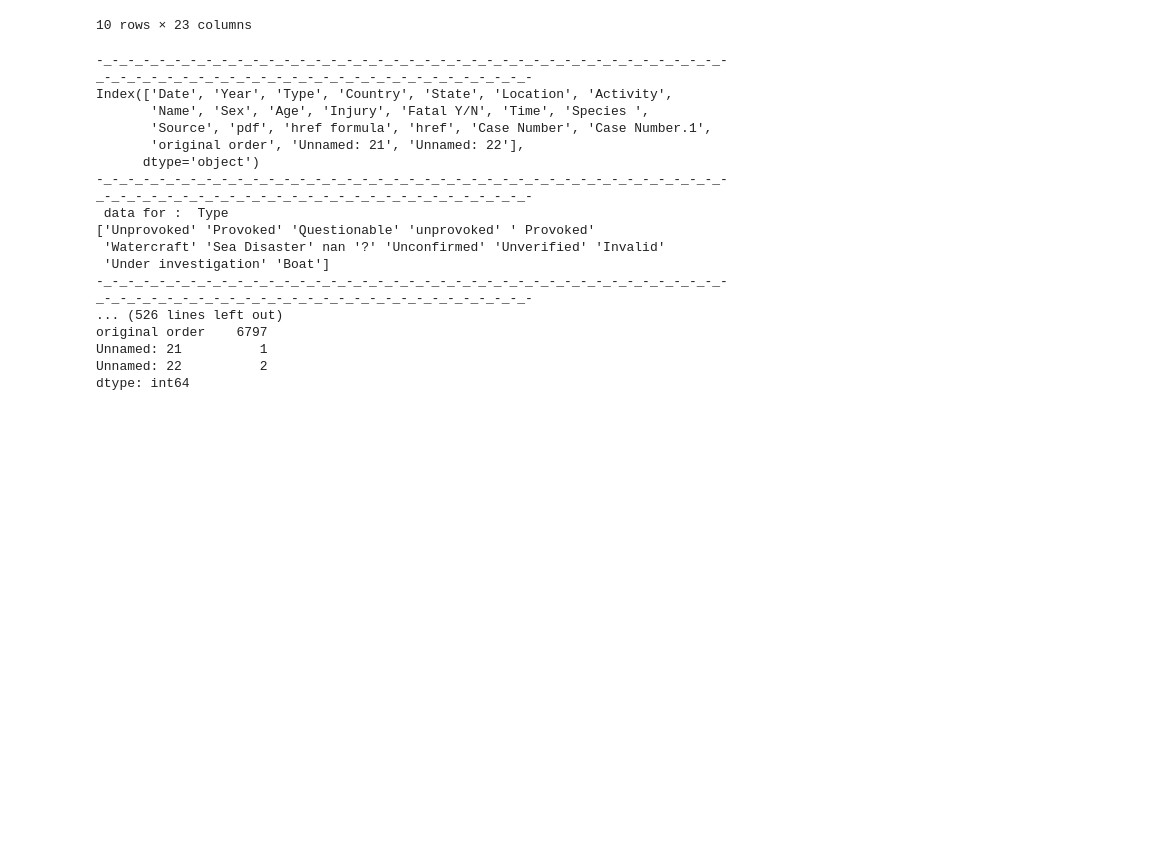
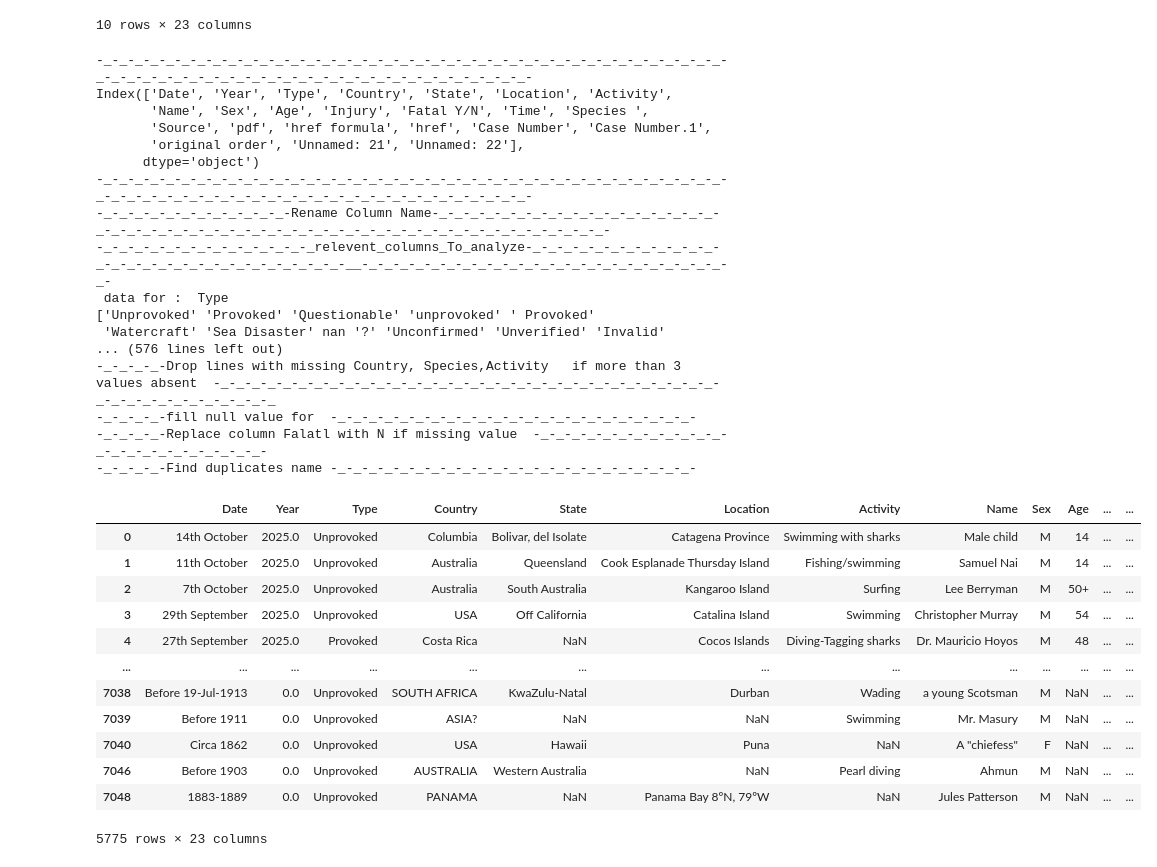
Before and after one commit to Zeineb-November25/baby_shark, a Jupyter notebook: baby_shark_zeineb.ipynb, the cells around one changed output. Drawn from its saved outputs; the diff is of its cells as text; code cells hidden in the pictures; blank space fills up the shorter version.

```diff
--- a/baby_shark_zeineb.ipynb
+++ b/baby_shark_zeineb.ipynb
@@ -13,41 +13,86 @@ print("-_-_-_-_-_-_-_-_-_-_-_-_-_-_-_-_-_-_-_-_-_-_-_-_-_-_-_-_-_-_-_-_-_-_-_-_-
 relevent_columns_To_clean = ['Date', 'Year', 'Type', 'Country', 'State', 'Activity',
        'Name', 'Sex', 'Age', 'Injury', 'Fatal Y/N', 'Time', 'Species ']
 relevent_columns_To_analyze = ['Type', 'Country', 'State', 'Activity', 'Sex', 'Age', 'Injury', 'Fatal Y/N', 'Species ']
+print("-_-_-_-_-_-_-_-_-_-_-_-_-Rename Column Name-_-_-_-_-_-_-_-_-_-_-_-_-_-_-_-_-_-_-_-_-_-_-_-_-_-_-_-_-_-_-_-_-_-_-_-_-_-_-_-_-_-_-_-_-_-_-_-_-_-_-_-")
+#df.rename(columns={'passenger_id': 'PassengerId'}, inplace=True)
+print("-_-_-_-_-_-_-_-_-_-_-_-_-_-_relevent_columns_To_analyze-_-_-_-_-_-_-_-_-_-_-_-_-_-_-_-_-_-_-_-_-_-_-_-_-_-_-_-_-__-_-_-_-_-_-_-_-_-_-_-_-_-_-_-_-_-_-_-_-_-_-_-_-_-")
 for data in relevent_columns_To_analyze :
     print(f" data for :  {data}")
     print(df[data].unique())
     print("-_-_-_-_-_-_-_-_-_-_-_-_-_-_-_-_-_-_-_-_-_-_-_-_-_-_-_-_-_-_-_-_-_-_-_-_-_-_-_-_-_-_-_-_-_-_-_-_-_-_-_-_-_-_-_-_-_-_-_-_-_-_-_-_-_-_-_-_-")
     print("-_-_-_-_-_-_-_-_-_-_-_-_-_-_-_-_-_-_-_-_-_-_-_-_-_-_-_-_-_-_-_-_-_-_-_-_-_-_-_-_-_-_-_-_-_-_-_-_-_-_-_-_-_-_-_-_-_-_-_-_-_-_-_-_-_-_-_-_-")
     print(f" Values count for :  {data}")
     print(df[data].value_counts())
     print("-_-_-_-_-_-_-_-_-_-_-_-_-_-_-_-_-_-_-_-_-_-_-_-_-_-_-_-_-_-_-_-_-_-_-_-_-_-_-_-_-_-_-_-_-_-_-_-_-_-_-_-_-_-_-_-_-_-_-_-_-_-_-_-_-_-_-_-_-")
+
+print("-_-_-_-_-Null Column-_-_-_-_-_-_-_-_-_-_-_-_-_-_-_-_-_-_-_-_-_-_-_-_-_-_-_-_-_-_-_-_-_-_-_-_-_-_-_-_-_-_-_-_-_-_-_-_-_-_-_-_-_-_-_-_-_-_-_-_-")
+print(df.isna().any())
+print("-_-_-_-_-Number of Null per column-_-_-_-_-_-_-_-_-_-_-_-_-_-_-_-_-_-_-_-_-_-_-_-_-_-_-_-_-_-_-_-_-_-_-_-_-_-_-_-_-_-_-_-_-_-_-_-_-_-_-_-_-_-_-")
+print(df.isna().sum())
+print("-_-_-_-_-A snaphot of my data with name as index-_-_-_-_-_-_-_-_-_-_-_-_-_-_-_-_-_-_-_-_-_-_-_-_-_-_-_-_-_-_-_-_-_-_-_-_-_-_-_-_-_-_-_-_-_-_-_-_-_-_-_-_-_-_-")
+#df.set_index('Name', inplace=True)
+#print("-_-_-_-_-test index with name-_-_-_-_-_-_-_-_-_-_-_-_-_-_-_-_")
+#print(df.loc["Samuel Nai"])
+print(df[relevent_columns_To_analyze][0:5])
+print("-_-_-_-_-Type_-_-_-_-_-_-_-_-_-_-_-_-_-_-_-_-_-_-_-_-_-_-_-_-_-_-_-_-_-_-_-_-_-_-_-_-_-_-_-_-_-_-_-_-_-_")
+print(df["Type"].unique()) # will use only verified cases
+print("-_-_-_-_-Drop lines with missing Country, Species,Activity   if more than 3 values absent  -_-_-_-_-_-_-_-_-_-_-_-_-_-_-_-_-_-_-_-_-_-_-_-_-_-_-_-_-_-_-_-_-_-_-_-_-_-_-_-_-_-_-_-_")
+df.dropna(subset=["Country", 'Activity', 'Species '] ,thresh = 3).head(5)
+print("-_-_-_-_-fill null value for  -_-_-_-_-_-_-_-_-_-_-_-_-_-_-_-_-_-_-_-_-_-_-_-")
+df["Fatal Y/N"].fillna("N").tail()
+print("-_-_-_-_-Replace column Falatl with N if missing value  -_-_-_-_-_-_-_-_-_-_-_-_-_-_-_-_-_-_-_-_-_-_-_-")
+df["Fatal Y/N"] = df["Fatal Y/N"].fillna("N")
+
+print("-_-_-_-_-Find duplicates name -_-_-_-_-_-_-_-_-_-_-_-_-_-_-_-_-_-_-_-_-_-_-_-")
+df.duplicated(subset=['Name']).sum()
+df.drop_duplicates(subset=['Name']) #reset index just after
+
+
+
+#remove irrelevant column
+#Replace null value ==> which columns
+#remove duplicated ==> On which criteria
+#map column sex  , activity, country species, type
 # %% [output]
 |  | Date | Year | Type | Country | State | Location | Activity | Name | Sex | Age | ... | ... |
 | 0 | 14th October | 2025.0 | Unprovoked | Columbia | Bolivar, del Isolate | Catagena Province | Swimming with sharks | Male child | M | 14 | ... | ... |
 | 1 | 11th October | 2025.0 | Unprovoked | Australia | Queensland | Cook Esplanade Thursday Island | Fishing/swimming | Samuel Nai | M | 14 | ... | ... |
 | 2 | 7th October | 2025.0 | Unprovoked | Australia | South Australia | Kangaroo Island | Surfing | Lee Berryman | M | 50+ | ... | ... |
 | 3 | 29th September | 2025.0 | Unprovoked | USA | Off California | Catalina Island | Swimming | Christopher Murray | M | 54 | ... | ... |
 | 4 | 27th September | 2025.0 | Provoked | Costa Rica | NaN | Cocos Islands | Diving-Tagging sharks | Dr. Mauricio Hoyos | M | 48 | ... | ... |
 | 5 | 6th September | 2025.0 | Unprovoked | Australia | NSW | Long Reef Sydney | Surfing | Mercury Psillaskis | M | 57 | ... | ... |
 | 6 | 1st September | 2025.0 | Unprovoked | USA | Florida | Horseshoe reef Key Largo | Snorkeling | Richard Burrows | M | 8 | ... | ... |
 | 7 | 30th August | 2025.0 | Unprovoked | USA | Texas | Galveston | Swimming | Harper Ochoa | F | 8 | ... | ... |
 | 8 | 18th August | 2025.0 | Unprovoked | Australia | NSW | Cabarita Beach | Surfing | Brad Ross | M | ? | ... | ... |
 | 9 | 17th August | 2025.0 | Unprovoked | Bahamas | Atlantic Ocean near Big Grand Cay | North of Grand Bahama near Freeport | Spearfishing | Not stated | M | 63 | ... | ... |
 10 rows × 23 columns
 -_-_-_-_-_-_-_-_-_-_-_-_-_-_-_-_-_-_-_-_-_-_-_-_-_-_-_-_-_-_-_-_-_-_-_-_-_-_-_-_-_-_-_-_-_-_-_-_-_-_-_-_-_-_-_-_-_-_-_-_-_-_-_-_-_-_-_-_-
 Index(['Date', 'Year', 'Type', 'Country', 'State', 'Location', 'Activity',
        'Name', 'Sex', 'Age', 'Injury', 'Fatal Y/N', 'Time', 'Species ',
        'Source', 'pdf', 'href formula', 'href', 'Case Number', 'Case Number.1',
        'original order', 'Unnamed: 21', 'Unnamed: 22'],
       dtype='object')
 -_-_-_-_-_-_-_-_-_-_-_-_-_-_-_-_-_-_-_-_-_-_-_-_-_-_-_-_-_-_-_-_-_-_-_-_-_-_-_-_-_-_-_-_-_-_-_-_-_-_-_-_-_-_-_-_-_-_-_-_-_-_-_-_-_-_-_-_-
+-_-_-_-_-_-_-_-_-_-_-_-_-Rename Column Name-_-_-_-_-_-_-_-_-_-_-_-_-_-_-_-_-_-_-_-_-_-_-_-_-_-_-_-_-_-_-_-_-_-_-_-_-_-_-_-_-_-_-_-_-_-_-_-_-_-_-_-
+-_-_-_-_-_-_-_-_-_-_-_-_-_-_relevent_columns_To_analyze-_-_-_-_-_-_-_-_-_-_-_-_-_-_-_-_-_-_-_-_-_-_-_-_-_-_-_-_-__-_-_-_-_-_-_-_-_-_-_-_-_-_-_-_-_-_-_-_-_-_-_-_-_-
  data for :  Type
 ['Unprovoked' 'Provoked' 'Questionable' 'unprovoked' ' Provoked'
  'Watercraft' 'Sea Disaster' nan '?' 'Unconfirmed' 'Unverified' 'Invalid'
- 'Under investigation' 'Boat']
--_-_-_-_-_-_-_-_-_-_-_-_-_-_-_-_-_-_-_-_-_-_-_-_-_-_-_-_-_-_-_-_-_-_-_-_-_-_-_-_-_-_-_-_-_-_-_-_-_-_-_-_-_-_-_-_-_-_-_-_-_-_-_-_-_-_-_-_-
-... (526 lines left out)
-original order    6797
-Unnamed: 21          1
-Unnamed: 22          2
-dtype: int64
+... (576 lines left out)
+-_-_-_-_-Drop lines with missing Country, Species,Activity   if more than 3 values absent  -_-_-_-_-_-_-_-_-_-_-_-_-_-_-_-_-_-_-_-_-_-_-_-_-_-_-_-_-_-_-_-_-_-_-_-_-_-_-_-_-_-_-_-_
+-_-_-_-_-fill null value for  -_-_-_-_-_-_-_-_-_-_-_-_-_-_-_-_-_-_-_-_-_-_-_-
+-_-_-_-_-Replace column Falatl with N if missing value  -_-_-_-_-_-_-_-_-_-_-_-_-_-_-_-_-_-_-_-_-_-_-_-
+-_-_-_-_-Find duplicates name -_-_-_-_-_-_-_-_-_-_-_-_-_-_-_-_-_-_-_-_-_-_-_-
+|  | Date | Year | Type | Country | State | Location | Activity | Name | Sex | Age | ... | ... |
+| 0 | 14th October | 2025.0 | Unprovoked | Columbia | Bolivar, del Isolate | Catagena Province | Swimming with sharks | Male child | M | 14 | ... | ... |
+| 1 | 11th October | 2025.0 | Unprovoked | Australia | Queensland | Cook Esplanade Thursday Island | Fishing/swimming | Samuel Nai | M | 14 | ... | ... |
+| 2 | 7th October | 2025.0 | Unprovoked | Australia | South Australia | Kangaroo Island | Surfing | Lee Berryman | M | 50+ | ... | ... |
+| 3 | 29th September | 2025.0 | Unprovoked | USA | Off California | Catalina Island | Swimming | Christopher Murray | M | 54 | ... | ... |
+| 4 | 27th September | 2025.0 | Provoked | Costa Rica | NaN | Cocos Islands | Diving-Tagging sharks | Dr. Mauricio Hoyos | M | 48 | ... | ... |
+| ... | ... | ... | ... | ... | ... | ... | ... | ... | ... | ... | ... | ... |
+| 7038 | Before 19-Jul-1913 | 0.0 | Unprovoked | SOUTH AFRICA | KwaZulu-Natal | Durban | Wading | a young Scotsman | M | NaN | ... | ... |
+| 7039 | Before 1911 | 0.0 | Unprovoked | ASIA? | NaN | NaN | Swimming | Mr. Masury | M | NaN | ... | ... |
+| 7040 | Circa 1862 | 0.0 | Unprovoked | USA | Hawaii | Puna | NaN | A "chiefess" | F | NaN | ... | ... |
+| 7046 | Before 1903 | 0.0 | Unprovoked | AUSTRALIA | Western Australia | NaN | Pearl diving | Ahmun | M | NaN | ... | ... |
+| 7048 | 1883-1889 | 0.0 | Unprovoked | PANAMA | NaN | Panama Bay 8ºN, 79ºW | NaN | Jules Patterson | M | NaN | ... | ... |
+5775 rows × 23 columns
```
